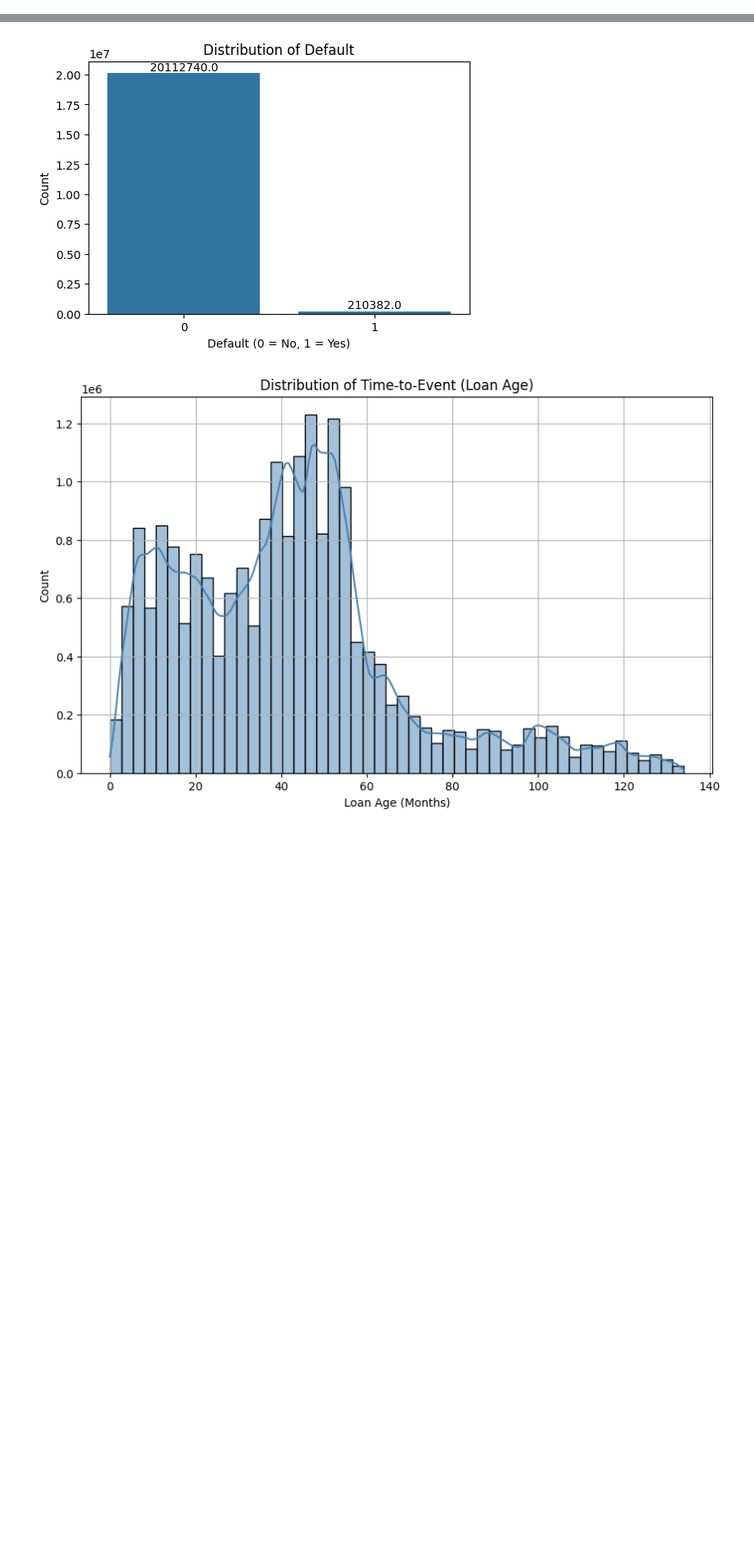
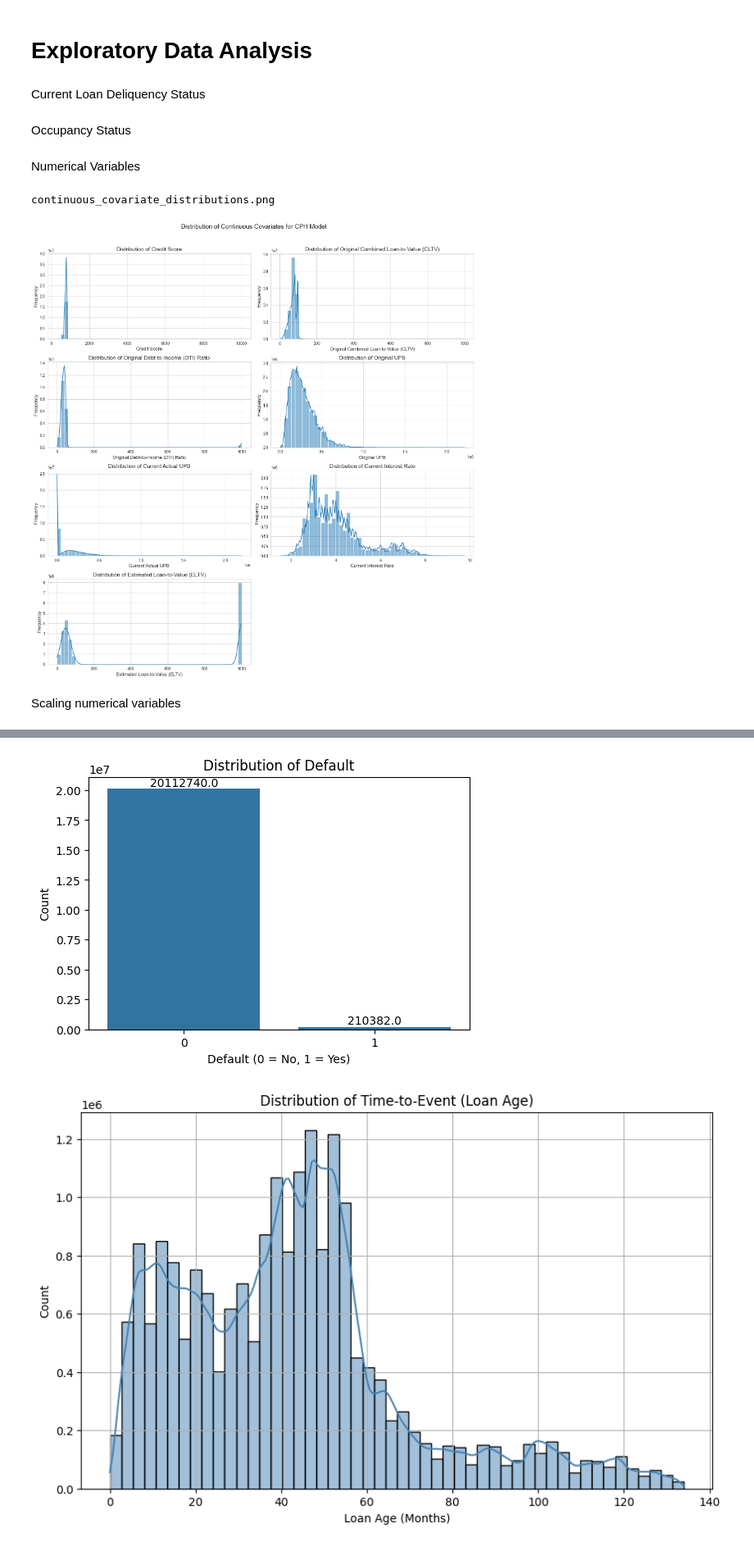
Before and after one commit to divija-rao/MBS_RiskManagement, a Jupyter notebook: cph.ipynb, the cells around one changed output, grey strips where cells are left out. Shown at 82% size. Drawn from its saved outputs; the diff is of its cells as text; code cells hidden in the pictures; blank space fills up the shorter version.

```diff
--- a/cph.ipynb
+++ b/cph.ipynb
@@ -87 +84,4 @@ Default                                        0
 dtype: int64
+# %%
+df2 = df1.drop(columns={'Modification Flag','Zero Balance Code','Zero Balance Effective Date','Net Sales Proceeds','Expenses','Actual Loss Calculation'})
+df2.isna().sum()
@@ -87,0 +109,3 @@ dtype: int64
+# %%
+df3 = df2.dropna(subset=['Estimated Loan-to-Value (ELTV)'])
+df3.shape
@@ -87,0 +155,10 @@ dtype: int64
+# %%
+# Convert date columns to datetime objects
+date_cols = ['Monthly Reporting Period', 'First Payment Date', 'Maturity Date']
+for col in date_cols:
+    df3[col] = pd.to_datetime(
+        df3[col],
+        # Remove the 'format' argument and use infer_datetime_format=True
+        infer_datetime_format=True,
+        errors='coerce'
+    )
@@ -87,0 +260,44 @@ dtype: int64
+# %% [markdown]
+# Exploratory Data Analysis
+# %% [markdown]
+Current Loan Deliquency Status
+# %% [markdown]
+Occupancy Status
+# %% [markdown]
+Numerical Variables
+# %%
+continuous_cols = [
+    'Credit Score',
+    'Original Combined Loan-to-Value (CLTV)',
+    'Original Debt-to-Income (DTI) Ratio',
+    'Original UPB',
+    'Current Actual UPB',
+    'Current Interest Rate',
+    'Estimated Loan-to-Value (ELTV)'
+]
+
+# Set up the plotting environment
+sns.set_style("whitegrid")
+# Create a 4x2 grid for the 7 variables
+fig, axes = plt.subplots(nrows=4, ncols=2, figsize=(16, 16))
+axes = axes.flatten()
+
+# Iterate over the columns and plot the distribution (histogram with KDE)
+for i, col in enumerate(continuous_cols):
+    ax = axes[i]
+    # Use seaborn to plot the distribution with a kernel density estimate
+    sns.histplot(df3[col].dropna(), kde=True, ax=ax, bins=50)
+    ax.set_title(f'Distribution of {col}', fontsize=14)
+    ax.set_xlabel(col, fontsize=12)
+    ax.set_ylabel('Frequency', fontsize=12)
+
+# Hide the unused subplot
+fig.delaxes(axes[7])
+
+plt.suptitle('Distribution of Continuous Covariates for CPH Model', fontsize=16, y=1.02)
+plt.tight_layout()
+plt.savefig('continuous_covariate_distributions.png')
+print("continuous_covariate_distributions.png")
+# %% [output]
+continuous_covariate_distributions.png
+[figure, added]
@@ -87,0 +310,2 @@ dtype: int64
+# %% [markdown]
+Scaling numerical variables
```
Also changed, not shown: parts of 29 cells of this notebook.
